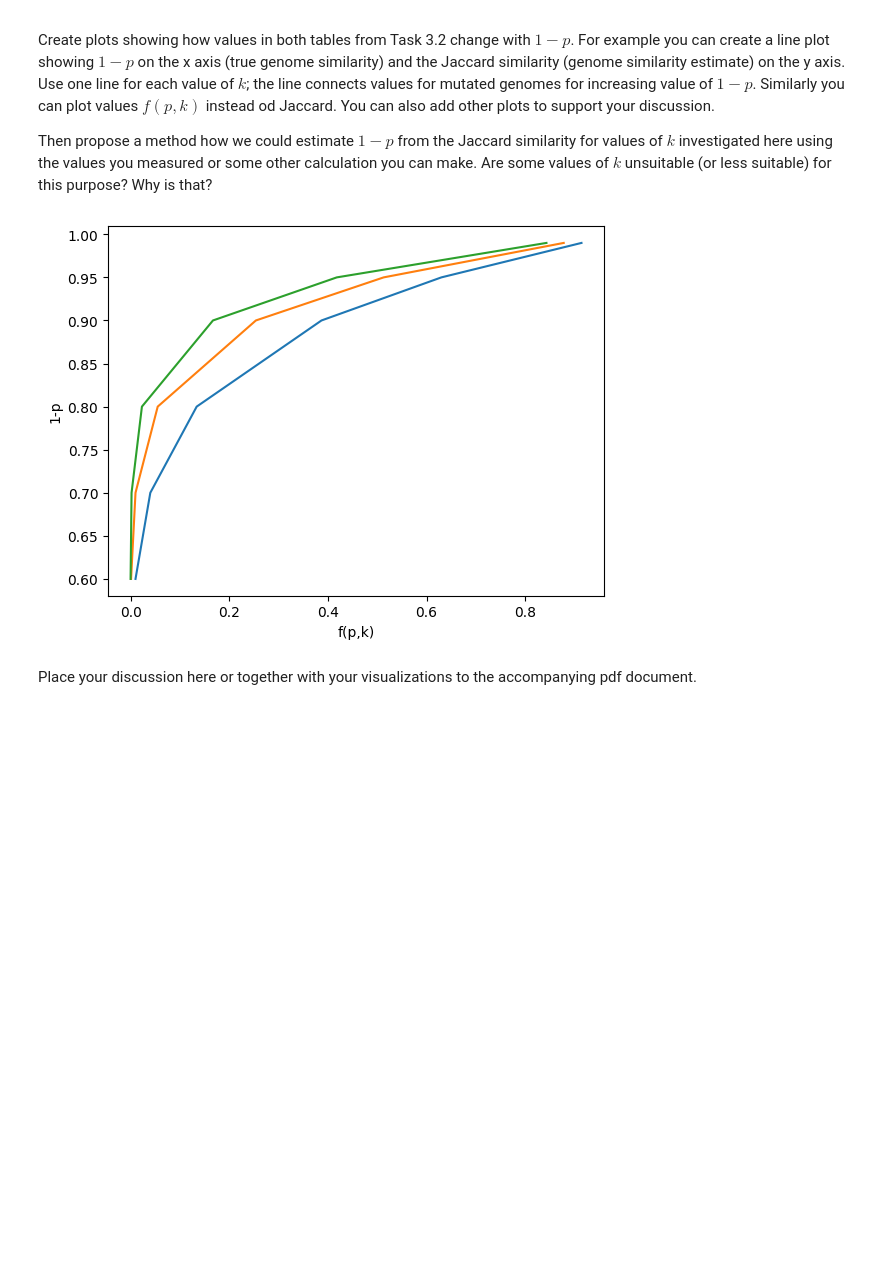
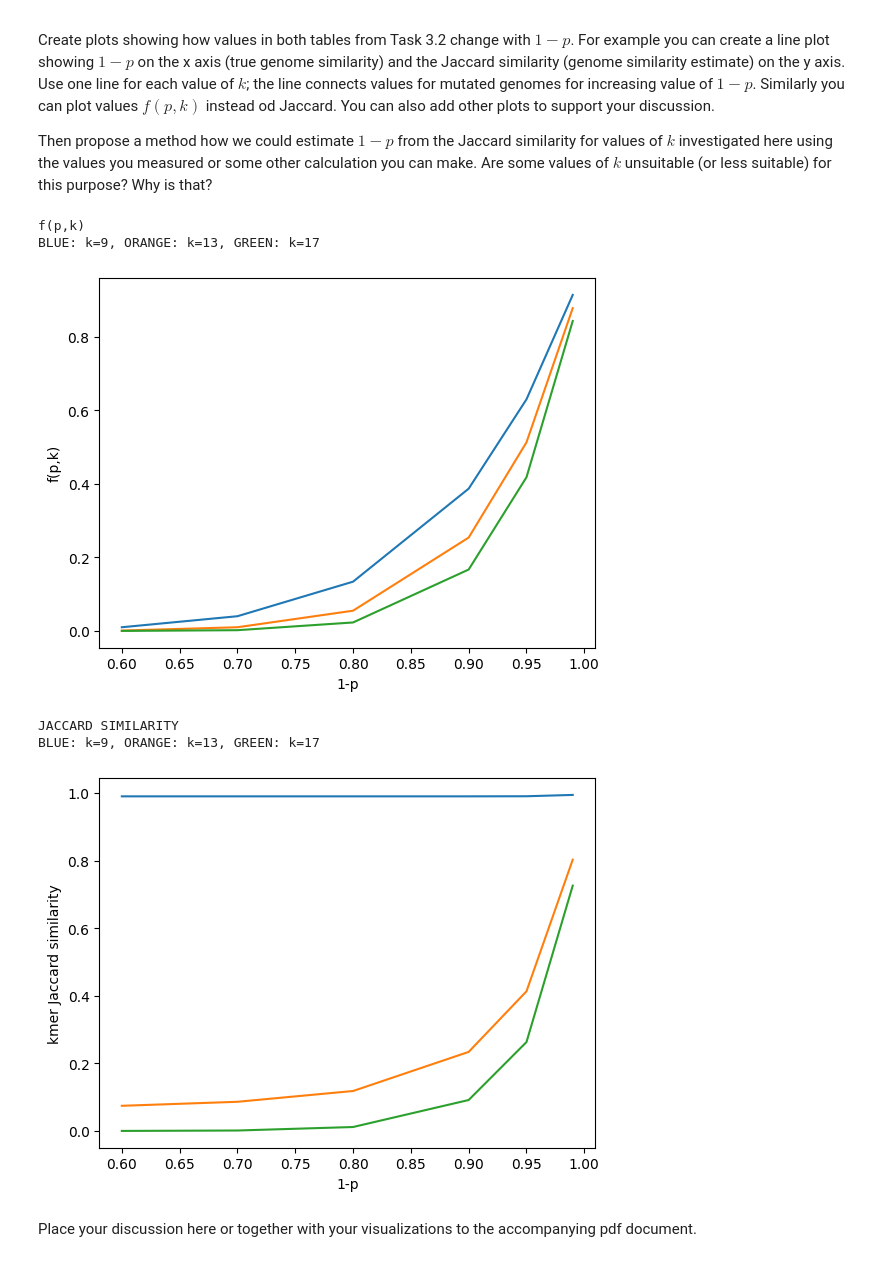
Before and after one commit to ArtsiomShcherba/fmfi-propedeutika-codequality, a Jupyter notebook: notebooks/a1i.ipynb, the cells around one changed output. Drawn from its saved outputs; the diff is of its cells as text; code cells hidden in the pictures; blank space fills up the shorter version.

```diff
--- a/notebooks/a1i.ipynb
+++ b/notebooks/a1i.ipynb
@@ -432,6 +433,13 @@ values_k = set([9,13,17])
 for p in mutation_probabilities:
   for k in values_k:
     print("p=",p,",k=",k,",f(p,k)=",f(p,k))
+
+jaccard_sim = {}
+
+print("JACCARD SIMILIARITY")
+for k in values_k:
+  jaccard_sim[k] = kmer_jaccard(real_genomes[0],mutated_genomes,k)
+  print("k=",k, "Jaccard Similarity=",jaccard_sim[k])
 # %% [output]
 p= 0.01 ,k= 9 ,f(p,k)= 0.9135172474836408
 p= 0.01 ,k= 13 ,f(p,k)= 0.8775210229989678
@@ -458,18 +465,39 @@ Create plots showing how values in both tables from Task 3.2 change with $1-p$.
 
 Then propose a method how we could estimate $1-p$ from the Jaccard similarity for values of $k$ investigated here using the values you measured or some other calculation you can make. Are some values of $k$ unsuitable (or less suitable) for this purpose? Why is that?
 # %%
+print("f(p,k)")
+print("BLUE: k=9, ORANGE: k=13, GREEN: k=17")
 for k in values_k:
   x = []
   y = []
   for p in mutation_probabilities:
-      y.append(1-p)
-      x.append(round(f(p,k),3))
+      x.append(1-p)
+      y.append(round(f(p,k),3))
+  plt.plot(x,y,label=f'k={k}')
+  plt.xlabel("1-p")
+  plt.ylabel("f(p,k)")
+plt.show()
+
+print("JACCARD SIMILARITY")
+print("BLUE: k=9, ORANGE: k=13, GREEN: k=17")
+
+for k in values_k:
+  x = []
+  y = []
+  for i in range(6):
+      x.append(1-mutation_probabilities[i])
+      y.append(jaccard_sim[k][i])
   plt.plot(x,y,label=f"k={k}")
-  plt.ylabel("1-p")
-  plt.xlabel("f(p,k)")
+  plt.xlabel("1-p")
+  plt.ylabel("kmer Jaccard similarity")
 plt.show()
 # %% [output]
+f(p,k)
+BLUE: k=9, ORANGE: k=13, GREEN: k=17
-[figure, old version]
+[figure, new version]
+JACCARD SIMILARITY
+BLUE: k=9, ORANGE: k=13, GREEN: k=17
+[figure, added]
 # %% [markdown]
 Place your discussion here or together with your visualizations to the accompanying pdf document.
 # %% [markdown]
```
Also changed, not shown: parts of 6 cells of this notebook.
